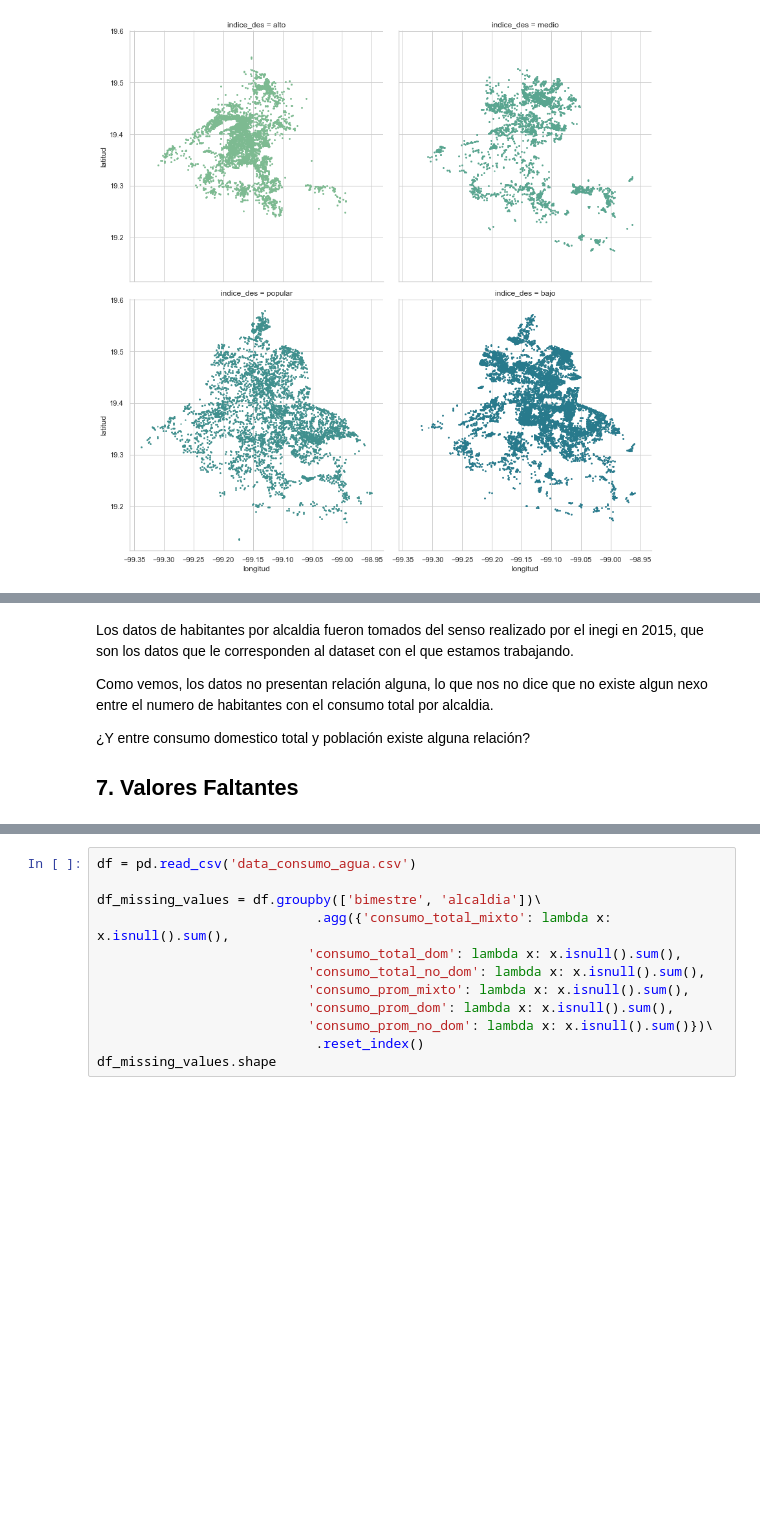
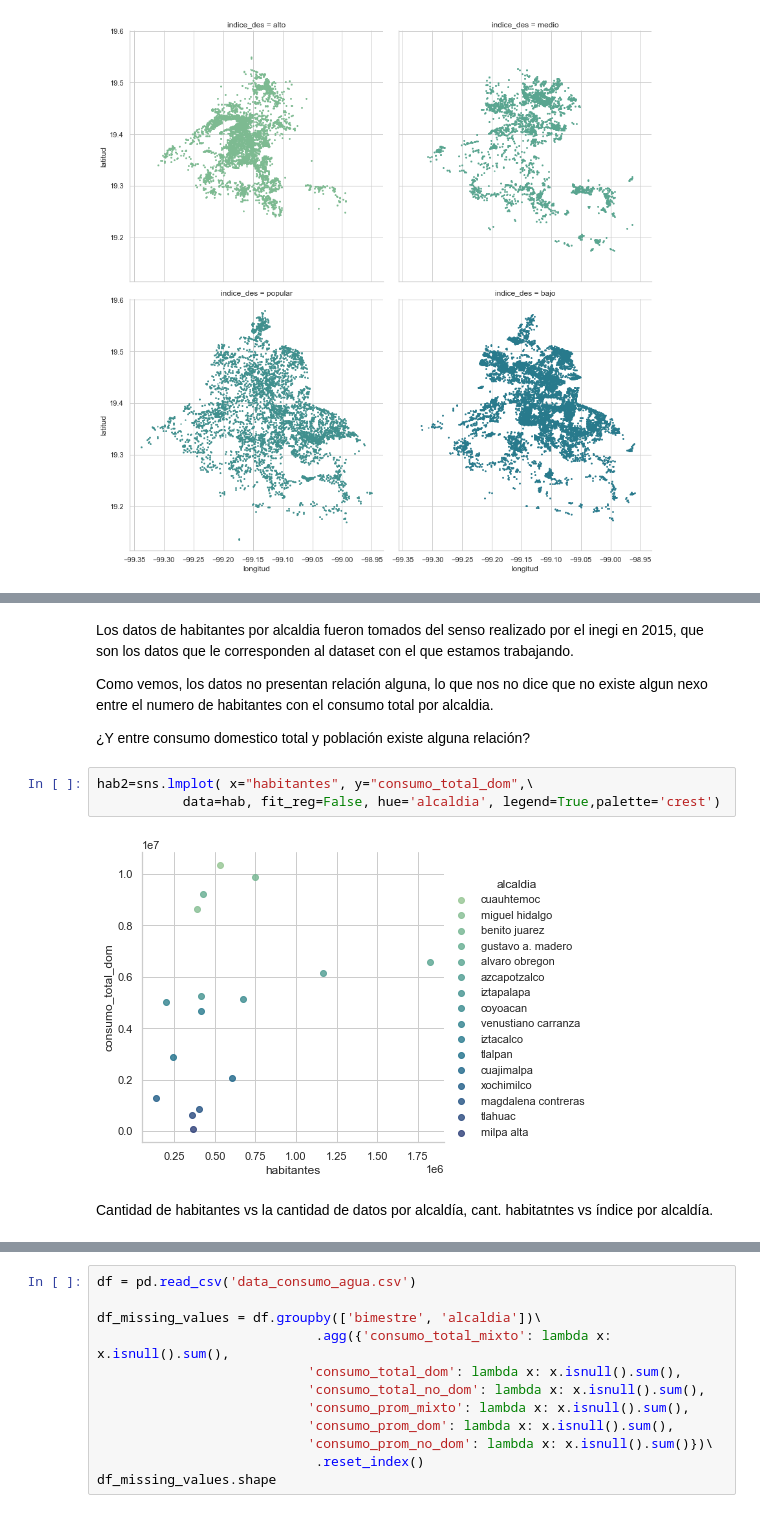
Before and after one commit to ElenaVillano/eda_geda_conagua, a Jupyter notebook: Ele_graphics.ipynb, the cells around one changed output, grey strips where cells are left out. Cells and saved outputs as stored; diff of their text form; blank space fills up the shorter version.

```diff
--- a/Ele_graphics.ipynb
+++ b/Ele_graphics.ipynb
@@ -344,5 +368,10 @@ Los datos de habitantes por alcaldia fueron tomados del senso realizado por el i
 Como vemos, los datos no presentan relación alguna, lo que nos no dice que no existe  algun nexo entre el numero de habitantes con el consumo total por alcaldia.
 
 ¿Y entre consumo domestico total y población existe alguna relación?
-
-## 7. Valores Faltantes
+# %%
+hab2=sns.lmplot( x="habitantes", y="consumo_total_dom",\
+           data=hab, fit_reg=False, hue='alcaldia', legend=True,palette='crest')
+# %% [output]
+[figure, added]
+# %% [markdown]
+Cantidad de habitantes vs la cantidad de datos por alcaldía, cant. habitatntes vs índice por alcaldía.
```
Also changed, not shown: parts of 6 cells of this notebook.
